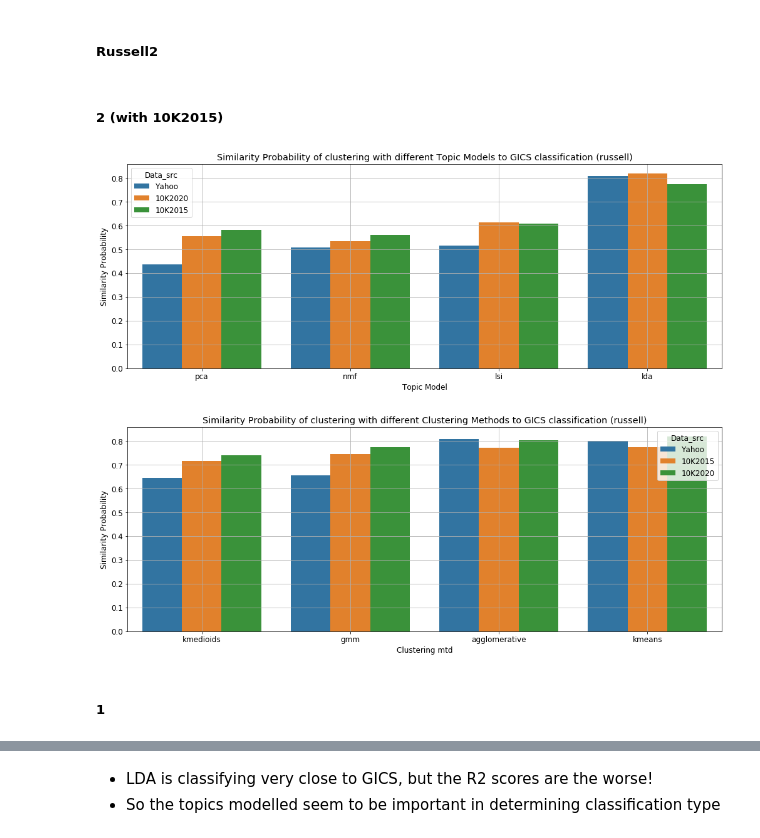
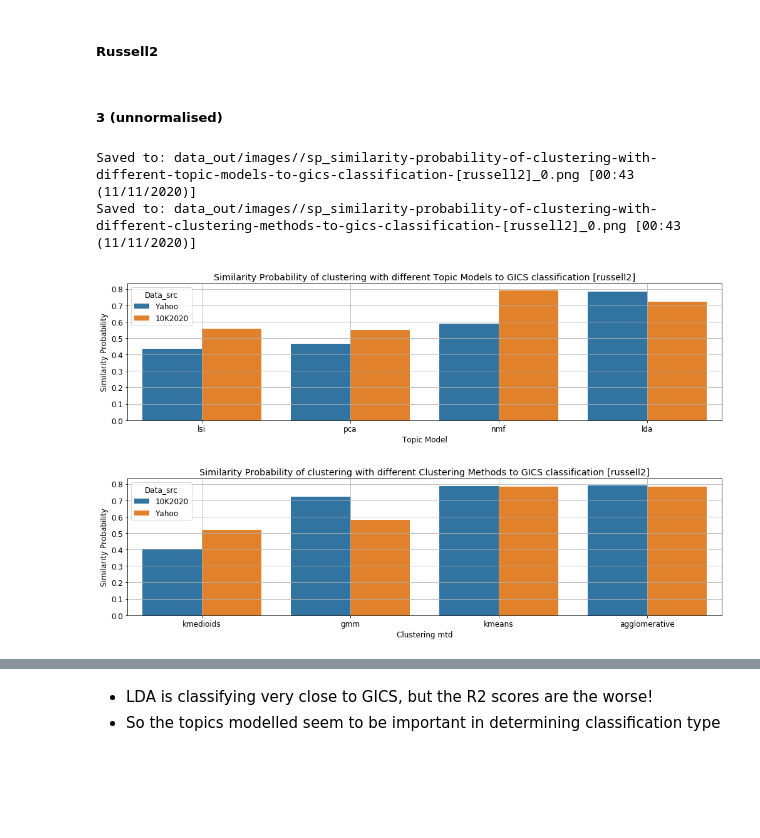
Before and after one commit to Sivalavida/Text-based-Industry-Classification, a Jupyter notebook: Text-based Industry Classification.ipynb, the cells around one changed output, grey strips where cells are left out. Drawn from its saved outputs; the diff is of its cells as text; code cells hidden in the pictures; blank space fills up the shorter version.

```diff
--- a/Text-based Industry Classification.ipynb
+++ b/Text-based Industry Classification.ipynb
@@ -849,13 +873,13 @@ ax.set_title('lg(Mkt Cap) distribution for snp and non-snp tickers (in Russell)'
 # %%
 # To Set (comment accordingly)
 
-# INDEX = 'russell'
-# DESC_SRC_NAMES = RUSSELL_DESC_SRC_NAMES
-# DESC_DFS = RUSSELL_DESC_DFS
+INDEX = 'russell'
+DESC_SRC_NAMES = RUSSELL_DESC_SRC_NAMES
+DESC_DFS = RUSSELL_DESC_DFS
 
-INDEX = 'snp'
-DESC_SRC_NAMES = SNP_DESC_SRC_NAMES
-DESC_DFS = SNP_DESC_DFS
+# INDEX = 'snp'
+# DESC_SRC_NAMES = SNP_DESC_SRC_NAMES
+# DESC_DFS = SNP_DESC_DFS
 
 # INDEX = 'russell2'
 # DESC_SRC_NAMES = RUSSELL2_DESC_SRC_NAMES
@@ -1877,7 +1885,7 @@ def smart_save(data, folder, word1, word2):
     assert '_' not in word1, 'word 1 contains "_"'
     assert '_' not in word2, 'word 2 contains "_"'
     word1 = word1.lower()
-    word2 = word2.lower()
+    word2 = word2.lower().replace(' ', '-')
     file_list = os.listdir(folder)
     max_idx = -1
     for file in file_list:
@@ -1893,6 +1901,7 @@ def smart_save(data, folder, word1, word2):
         pass
         # Note: if there is another file in a different casing to savepath, file wont save
         plt.savefig(savepath)
+        savepath += '.png'
 
     time = datetime.now().strftime("%H:%M (%d/%m/%Y)")
     print('Saved to: %s [%s]'% (savepath, time))
@@ -1924,8 +1933,8 @@ all_clusters = pd.read_csv('data_out/all_clusters/clusters_russell_2_raw.csv')
 # Reset Global Variables if all_clusters loaded from csv (dont need to set if already set in first section)
 # Set FILTER_TICKER to a list of tickers to filter all_clusters by and generate results by filtering to another INDEX (eg Snp or Russell2)
 # if not filtering set to None
-FILTER_TICKERS = None #list(SNP_DESC_DFS[0].Ticker.values) # list(RUSSELL2_DESC_DFS[0].Ticker), None
-# INDEX = 'snp' #'snp', 'russell2'
+FILTER_TICKERS = list(RUSSELL2_DESC_DFS[0].Ticker.values) #list(SNP_DESC_DFS[0].Ticker.values), list(RUSSELL2_DESC_DFS[0].Ticker), None
+INDEX = 'russell2' #'snp', 'russell2'
 # STANDARD_CLASSIFIER = 'GICS' #GICS, Sector, SubIndustry
 
 num_tickers = len(FILTER_TICKERS) if FILTER_TICKERS else len(all_clusters)
@@ -1999,7 +2008,7 @@ all_clusters_filtered.head()
 # %%
 mtds_R2_list = []
 
-for cluster_mtd in tqdm(all_clusters_filtered.columns[::3]):
+for cluster_mtd in tqdm(all_clusters_filtered.columns):
     if cluster_mtd == 'Ticker':
         continue
 
@@ -3318,24 +3389,25 @@ plt.savefig('data_out/images//Similarity Probability of clustering with differen
 # %% [markdown]
 ##### Russell2
-# %% [markdown]
-##### 2 (with 10K2015)
+# %% [markdown]
+##### 3 (unnormalised)
 # %%
-TITLE = 'Similarity Probability of clustering with different Topic Models to GICS classification (%s)' % INDEX
+plt.figure(figsize=(17,4))
+TITLE = 'Similarity Probability of clustering with different Topic Models to GICS classification [%s]' % INDEX
 df = similarity_df.sort_values(['Similarity Probability']).groupby(['Data_src', 'Topic Model']).tail(1)
 ax = sns.barplot(data=df, x='Topic Model', y='Similarity Probability', hue='Data_src')
 ax.set_title(TITLE)
 ax.grid()
-# smart_save('img', 'data_out/images/', TITLE, 'SimilarityProbability')
+smart_save('img', 'data_out/images/', 'SP', TITLE)
 
-plt.figure()
-TITLE = 'Similarity Probability of clustering with different Clustering Methods to GICS classification (%s)' % INDEX
+plt.figure(figsize=(17,4))
+TITLE = 'Similarity Probability of clustering with different Clustering Methods to GICS classification [%s]' % INDEX
 df = similarity_df.sort_values(['Similarity Probability']).groupby(['Data_src', 'Clustering mtd']).tail(1)
 ax = sns.barplot(data=df, x='Clustering mtd', y='Similarity Probability', hue='Data_src')
 ax.set_title(TITLE)
 ax.grid()
-# smart_save('img', 'data_out/images/', TITLE, 'SimilarityProbability')
+smart_save('img', 'data_out/images/', 'SP', TITLE)
 # %% [output]
+Saved to: data_out/images//sp_similarity-probability-of-clustering-with-different-topic-models-to-gics-classification-[russell2]_0.png [00:43 (11/11/2020)]
+Saved to: data_out/images//sp_similarity-probability-of-clustering-with-different-clustering-methods-to-gics-classification-[russell2]_0.png [00:43 (11/11/2020)]
-[figure, old version]
+[figure, new version]
-[figure, old version]
+[figure, new version]
-# %% [markdown]
-##### 1
```
Also changed, not shown: parts of 96 cells of this notebook, 2 other files.
